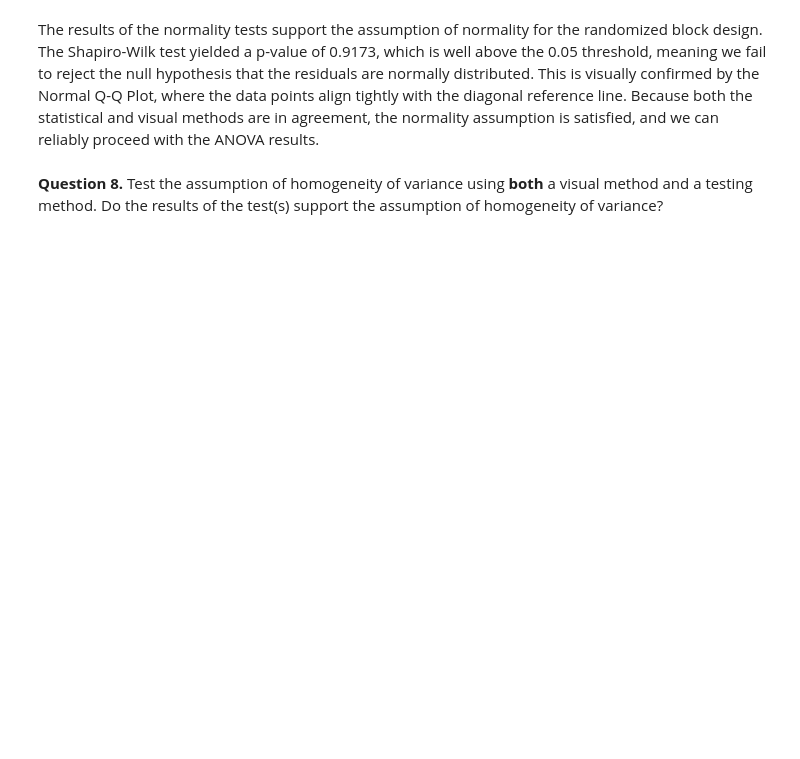
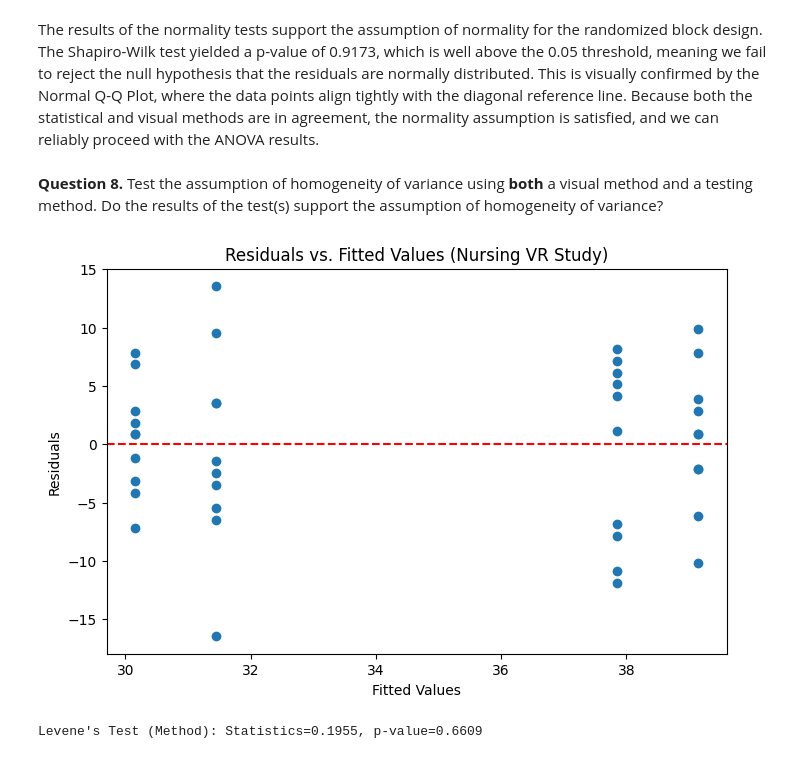
Before and after one commit to MihretTe/STAT-7220-Applied-Experimental-Design, a Jupyter notebook: Assignments/Midterm-Exam/Midterm-Exam.ipynb, the cells around one changed output. Saved outputs shown, nothing was run; the diff lists cells and outputs as text; code cells hidden in the pictures; blank space fills up the shorter version.

```diff
--- a/Assignments/Midterm-Exam/Midterm-Exam.ipynb
+++ b/Assignments/Midterm-Exam/Midterm-Exam.ipynb
@@ -324,3 +328,25 @@ Shapiro-Wilk Test: Statistics=0.9869, p-value=0.9173
 The results of the normality tests support the assumption of normality for the randomized block design. The Shapiro-Wilk test yielded a p-value of 0.9173, which is well above the 0.05 threshold, meaning we fail to reject the null hypothesis that the residuals are normally distributed. This is visually confirmed by the Normal Q-Q Plot, where the data points align tightly with the diagonal reference line. Because both the statistical and visual methods are in agreement, the normality assumption is satisfied, and we can reliably proceed with the ANOVA results.
 # %% [markdown]
 **Question 8.** Test the assumption of homogeneity of variance using **both** a visual method and a testing method. Do the results of the test(s) support the assumption of homogeneity of variance?
+# %%
+import matplotlib.pyplot as plt
+import scipy.stats as stats
+
+# 1. Visual Method: Residuals vs. Fitted Plot
+plt.figure(figsize=(8, 5))
+plt.scatter(model_vr.fittedvalues, residuals_vr)
+plt.axhline(y=0, color='r', linestyle='--')
+plt.title("Residuals vs. Fitted Values (Nursing VR Study)")
+plt.xlabel("Fitted Values")
+plt.ylabel("Residuals")
+plt.show()
+
+# 2. Testing Method: Levene's Test
+# We compare the variance between the Traditional and VR groups
+levene_vr = stats.levene(df_vr['Score'][df_vr['Method'] == 'Traditional'],
+                         df_vr['Score'][df_vr['Method'] == 'VR'])
+
+print(f"Levene's Test (Method): Statistics={levene_vr.statistic:.4f}, p-value={levene_vr.pvalue:.4f}")
+# %% [output]
+[figure, added]
+Levene's Test (Method): Statistics=0.1955, p-value=0.6609
```
Also changed, not shown: parts of 15 cells of this notebook.
